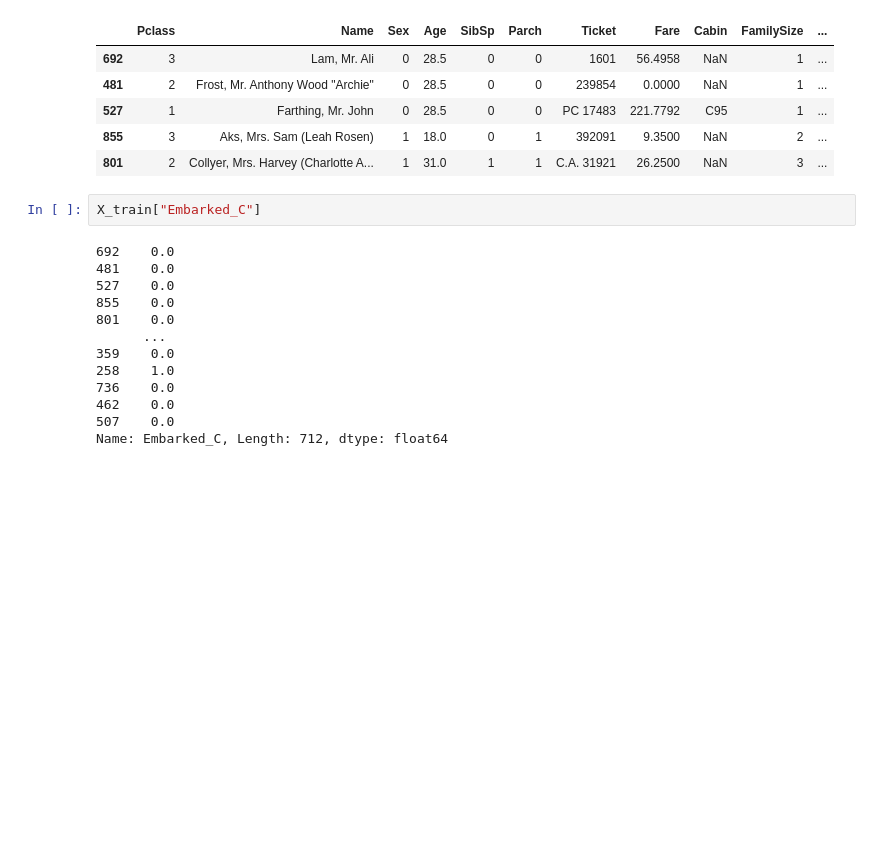
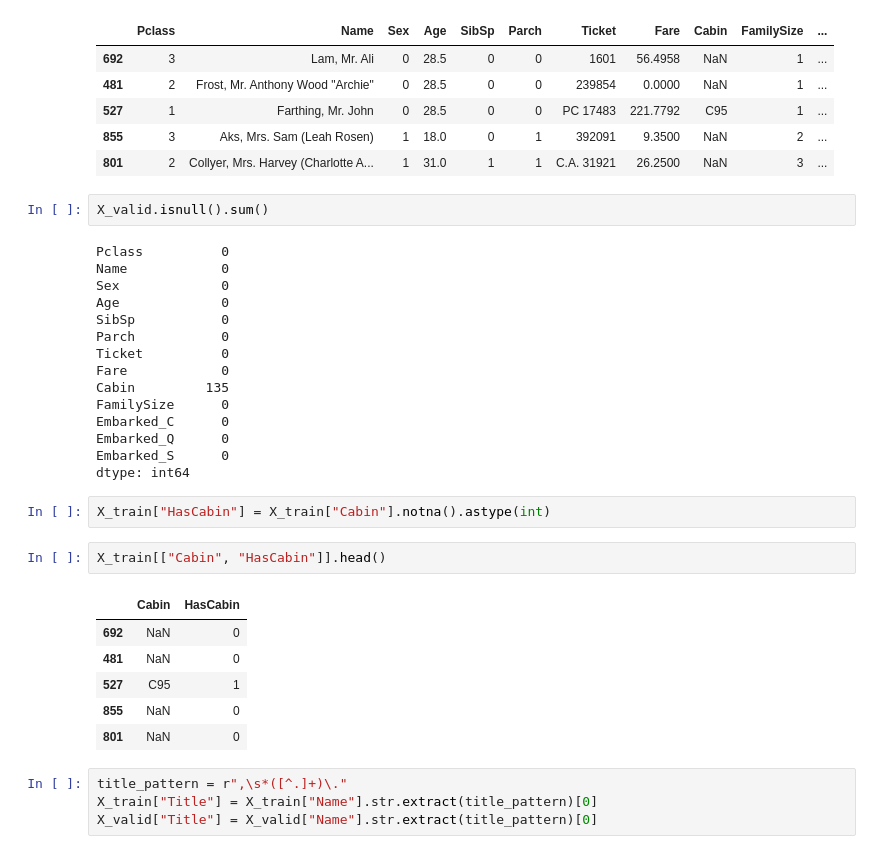
Before and after one commit to Shamil-lateef/titanic-kaggle, a Jupyter notebook: main.ipynb, the cells around one changed output. Saved outputs shown, nothing was run; the diff lists cells and outputs as text; blank space fills up the shorter version.

Commit message:
Session 5: start title and cabin features

```diff
--- a/main.ipynb
+++ b/main.ipynb
@@ -269,17 +260,34 @@ X_train.head()
 | 855 | 3 | Aks, Mrs. Sam (Leah Rosen) | 1 | 18.0 | 0 | 1 | 392091 | 9.3500 | NaN | 2 | ... |
 | 801 | 2 | Collyer, Mrs. Harvey (Charlotte A... | 1 | 31.0 | 1 | 1 | C.A. 31921 | 26.2500 | NaN | 3 | ... |
 # %%
-X_train["Embarked_C"]
+X_valid.isnull().sum()
 # %% [output]
-692    0.0
-481    0.0
-527    0.0
-855    0.0
-801    0.0
-      ...
-359    0.0
-258    1.0
-736    0.0
-462    0.0
-507    0.0
-Name: Embarked_C, Length: 712, dtype: float64
+Pclass          0
+Name            0
+Sex             0
+Age             0
+SibSp           0
+Parch           0
+Ticket          0
+Fare            0
+Cabin         135
+FamilySize      0
+Embarked_C      0
+Embarked_Q      0
+Embarked_S      0
+dtype: int64
+# %%
+X_train["HasCabin"] = X_train["Cabin"].notna().astype(int)
+# %%
+X_train[["Cabin", "HasCabin"]].head()
+# %% [output]
+|  | Cabin | HasCabin |
+| 692 | NaN | 0 |
+| 481 | NaN | 0 |
+| 527 | C95 | 1 |
+| 855 | NaN | 0 |
+| 801 | NaN | 0 |
+# %%
+title_pattern = r",\s*([^.]+)\."
+X_train["Title"] = X_train["Name"].str.extract(title_pattern)[0]
+X_valid["Title"] = X_valid["Name"].str.extract(title_pattern)[0]
```
Also changed, not shown: parts of 4 cells of this notebook.
